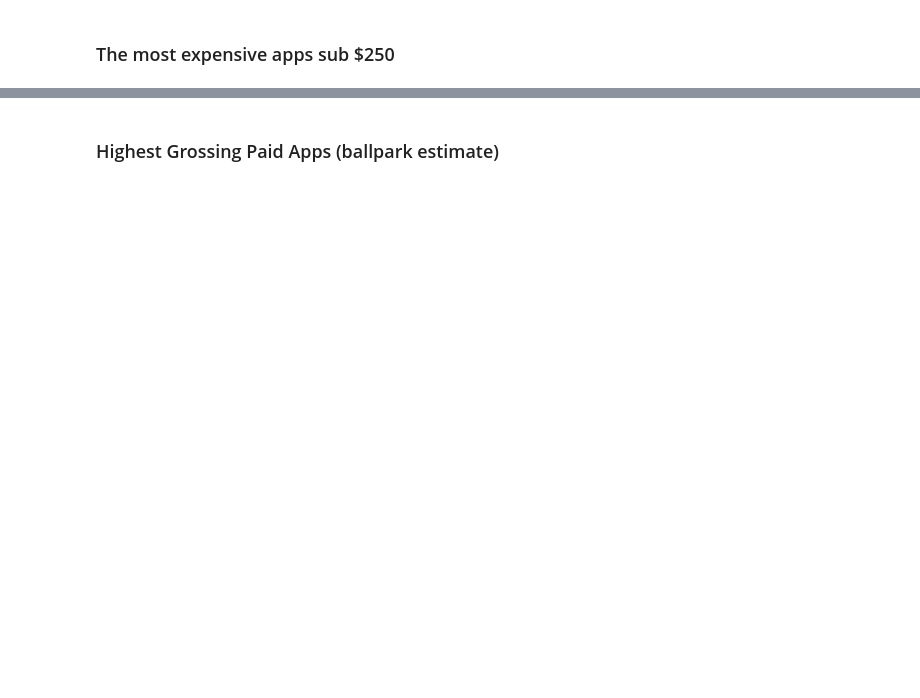
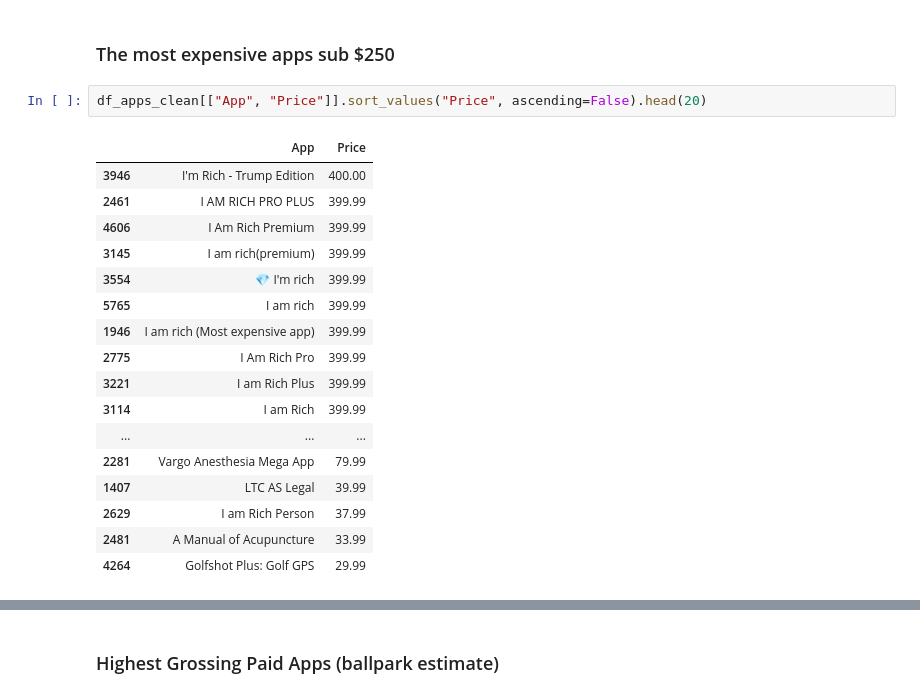
Before and after one commit to shahiddhariwala/google_app_store_data_analysis_visualization, a Jupyter notebook: Google Play Store App Analytics.ipynb, the cells around one changed output, grey strips where cells are left out. Saved outputs shown, nothing was run; the diff lists cells and outputs as text; blank space fills up the shorter version.

```diff
--- a/Google Play Store App Analytics.ipynb
+++ b/Google Play Store App Analytics.ipynb
@@ -308,2 +359,22 @@ Add a column called 'Revenue_Estimate' to the DataFrame. This column should hold
 # %% [markdown]
 ### The most expensive apps sub $250
+# %%
+df_apps_clean[["App", "Price"]].sort_values("Price", ascending=False).head(20)
+# %% [output]
+|  | App | Price |
+| 3946 | I'm Rich - Trump Edition | 400.00 |
+| 2461 | I AM RICH PRO PLUS | 399.99 |
+| 4606 | I Am Rich Premium | 399.99 |
+| 3145 | I am rich(premium) | 399.99 |
+| 3554 | 💎 I'm rich | 399.99 |
+| 5765 | I am rich | 399.99 |
+| 1946 | I am rich (Most expensive app) | 399.99 |
+| 2775 | I Am Rich Pro | 399.99 |
+| 3221 | I am Rich Plus | 399.99 |
+| 3114 | I am Rich | 399.99 |
+| ... | ... | ... |
+| 2281 | Vargo Anesthesia Mega App | 79.99 |
+| 1407 | LTC AS Legal | 39.99 |
+| 2629 | I am Rich Person | 37.99 |
+| 2481 | A Manual of Acupuncture | 33.99 |
+| 4264 | Golfshot Plus: Golf GPS | 29.99 |
```
Also changed, not shown: parts of 13 cells of this notebook.
